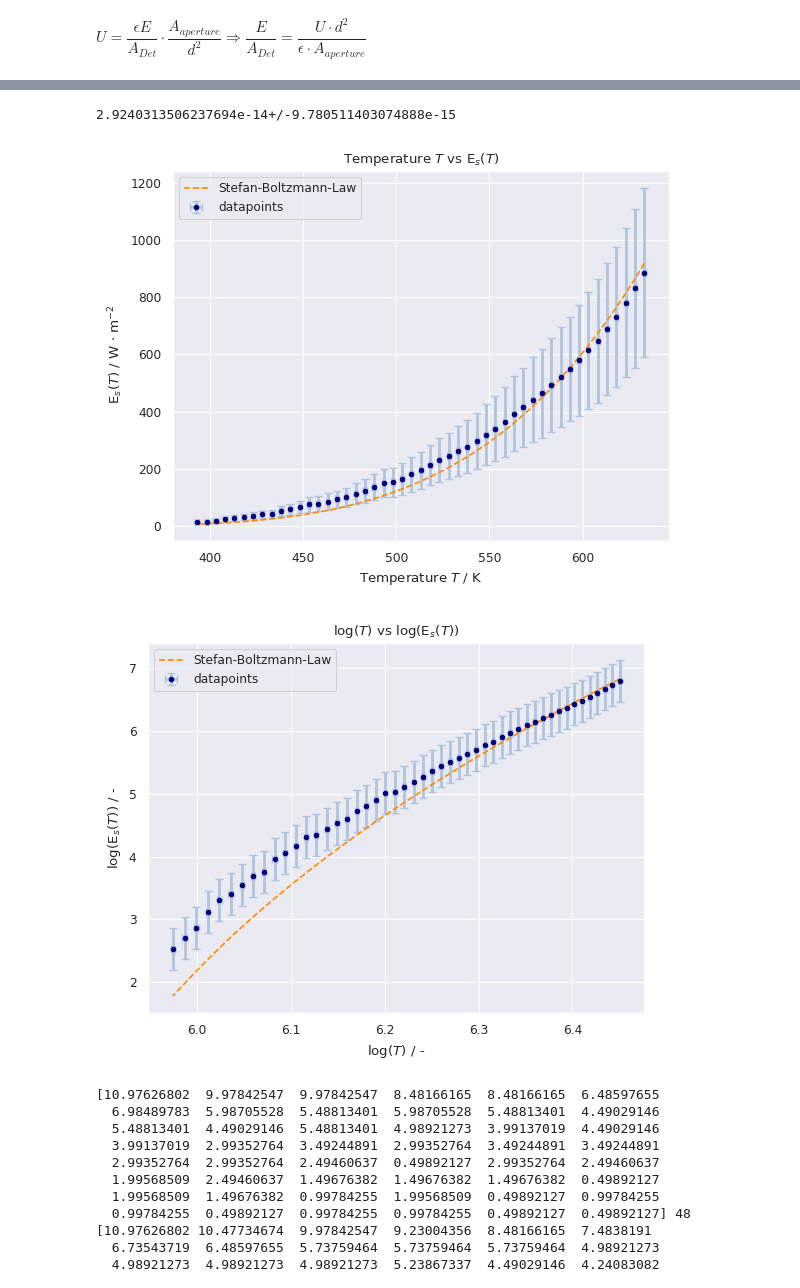
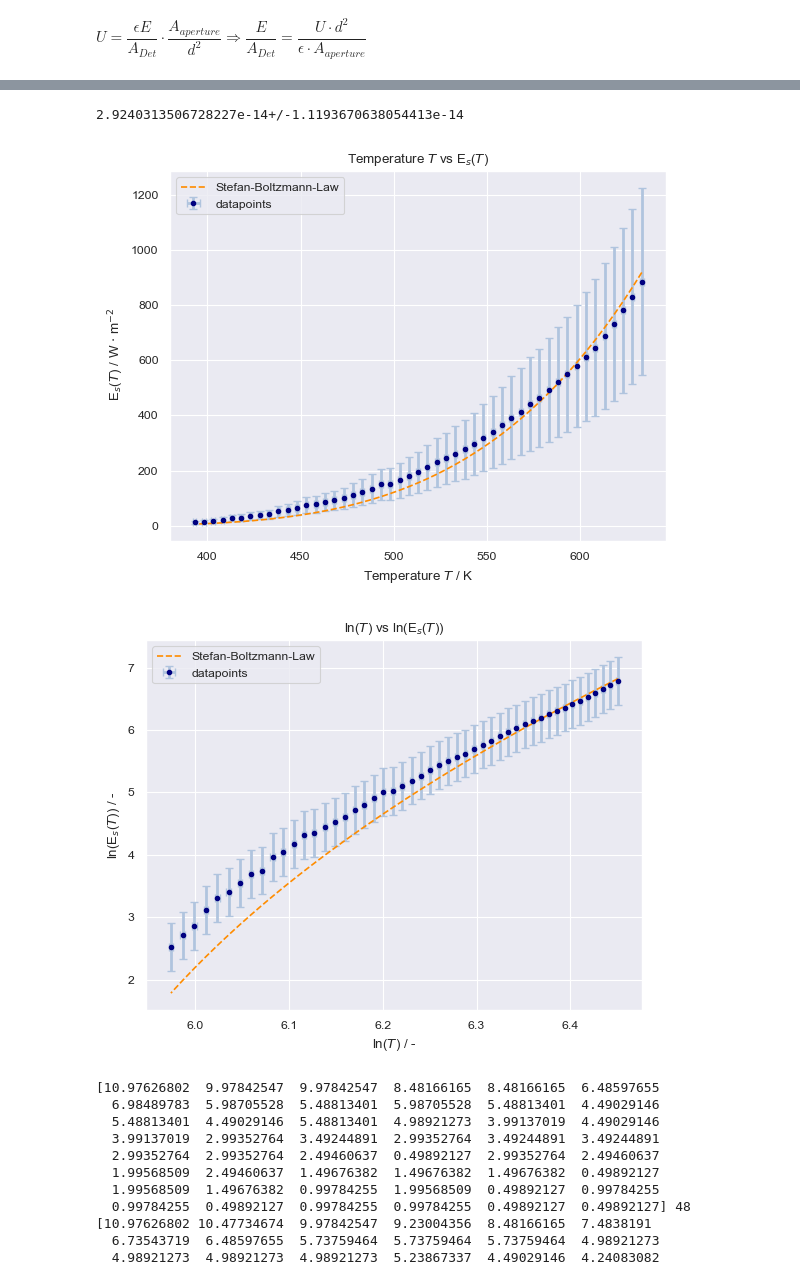
Before and after one commit to KemalOenen/Grundpraktikum2_Gruppe1_SS23, a Jupyter notebook: Versuch10/SchwarzerStrahler-new.ipynb, the cells around one changed output, grey strips where cells are left out. Cells and saved outputs as stored; diff of their text form; code cells hidden in the pictures.

```diff
--- a/Versuch10/SchwarzerStrahler-new.ipynb
+++ b/Versuch10/SchwarzerStrahler-new.ipynb
@@ -41,8 +41,8 @@ plt.show()
 df=pd.read_csv('EmittiereteStrahlung.csv')
 
 d = ufloat(0.115, 0.0014) # distance between detector and aperture in m
-r_aperture = ufloat(0.015, 0.0001) / 2 # radius of the aperture in m - error is lowered
-r_detector = ufloat(0.032, 0.0001) / 2 # radius of the detector in m - error is lowered
+r_aperture = ufloat(0.015, 0.0014) / 2 # radius of the aperture in m
+r_detector = ufloat(0.032, 0.0014) / 2 # radius of the detector in m
 epsilon = ufloat(30, 10) * 10**(-6) # nominal sensitivity in V
 # %%
 volt = df['Spannung'] * 10**(-3) #in V
@@ -91,7 +91,7 @@ print("σ = ", popt[0], "+/-", np.sqrt(pcov[0][0]))
 sigma_u = popt[0] * 1/(d**2/(epsilon*(r_aperture**2)*np.pi))
 sigma_u
 # %% [output]
-2.9240313506237694e-14+/-9.780511403074888e-15
+2.9240313506728227e-14+/-1.1193670638054413e-14
 # %%
 plt.title("Temperature $T$ vs E$_s$($T$)")
 plt.errorbar(temp, E_per_unit_area_nominal, xerr= e_temp, yerr=E_per_unit_area_err, markersize=6, fmt=".",color="navy", ecolor="lightsteelblue", elinewidth=2, capsize=3, label="datapoints")
@@ -104,7 +104,7 @@ plt.legend()
 plt.savefig("EvsT.png", dpi=500, bbox_inches='tight')
 plt.show()
 # %% [output]
-[figure, old version]
+[figure, new version]
 # %%
 #def log_fit(temp, sigma):
 #    return np.log10(sigma) + np.log10(temp**4 - temp0**4)
@@ -113,19 +113,19 @@ plt.show()
 # %%
 #popt2
 # %%
-plt.title("log($T$) vs log(E$_s$($T$))")
+plt.title("ln($T$) vs ln(E$_s$($T$))")
 plt.errorbar(np.log(temp), np.log(E_per_unit_area_nominal), xerr=e_temp/temp, yerr=E_per_unit_area_err/E_per_unit_area_nominal, markersize=6, fmt=".",color="navy", ecolor="lightsteelblue", elinewidth=2, capsize=3, label="datapoints")
 plt.plot(np.log(temp), np.log(sbl((temp-temp0), popt)), color="darkorange", ls = '--', label="Stefan-Boltzmann-Law")
 #plt.plot(np.log10(temp), log_fit(temp, popt2), color="lightgrey", ls = '--', label="direct fit")
 
-plt.xlabel("log($T$) / -")
-plt.ylabel("log(E$_s$($T$)) / -")
+plt.xlabel("ln($T$) / -")
+plt.ylabel("ln(E$_s$($T$)) / -")
 
 plt.legend()
 plt.savefig("logEvsT.png", dpi=500, bbox_inches='tight')
 plt.show()
 # %% [output]
-[figure, old version]
+[figure, new version]
 # %%
 dE_vs_dT_nominal = np.zeros(len(E_per_unit_area))
 dE_vs_dT_err = np.zeros(len(E_per_unit_area))
```
Also changed, not shown: parts of 7 cells of this notebook, 4 other files.
